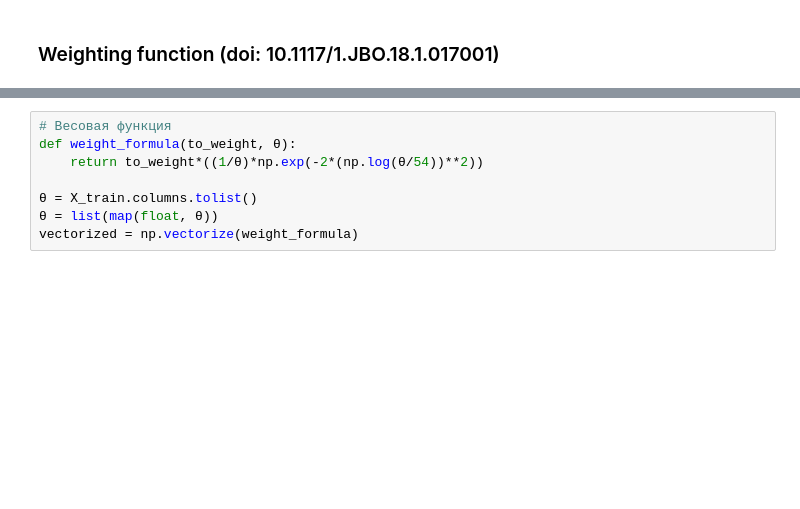
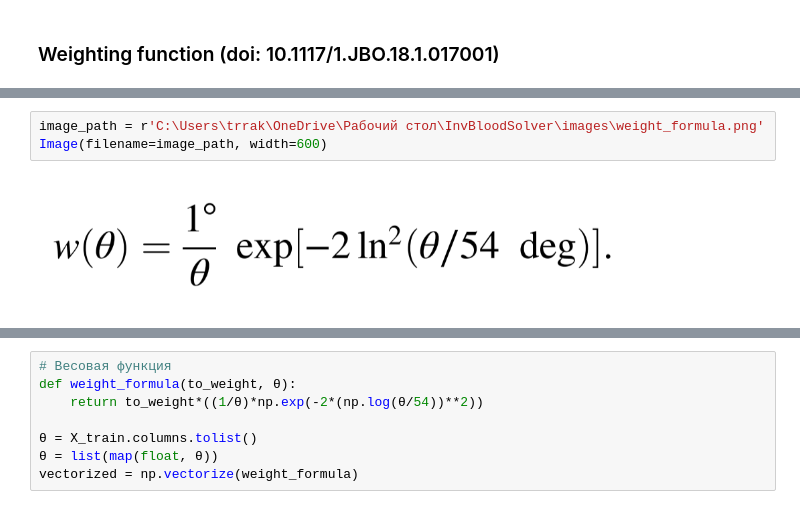
Before and after one commit to ka-50bs/InvBloodSolver, a Jupyter notebook: scripts/alg_search.ipynb, the cells around one changed output, grey strips where cells are left out. Saved outputs shown, nothing was run; the diff lists cells and outputs as text; blank space fills up the shorter version.

Commit message:
upload images

```diff
--- a/scripts/alg_search.ipynb
+++ b/scripts/alg_search.ipynb
@@ -201,0 +201,5 @@ MSE for beta: 15.201713018430244
+# %%
+image_path = r'C:\Users\trrak\OneDrive\Рабочий стол\InvBloodSolver\images\weight_formula.png'
+Image(filename=image_path, width=600)
+# %% [output]
+[figure, added]
```
Also changed, not shown: parts of 3 cells of this notebook, 1 other file.
